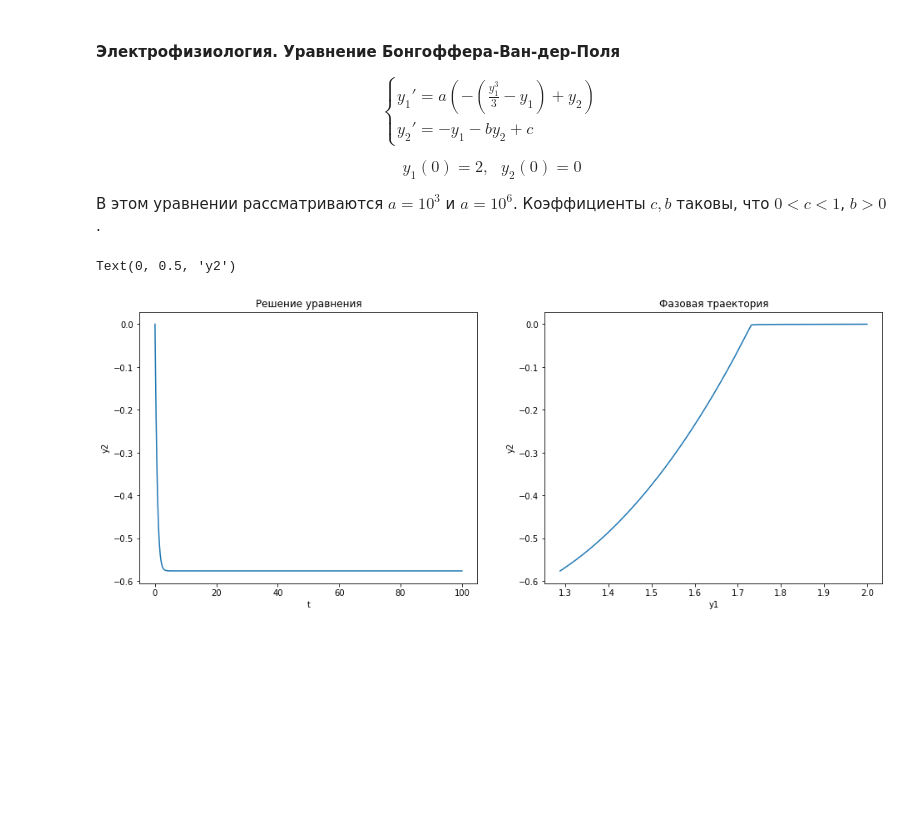
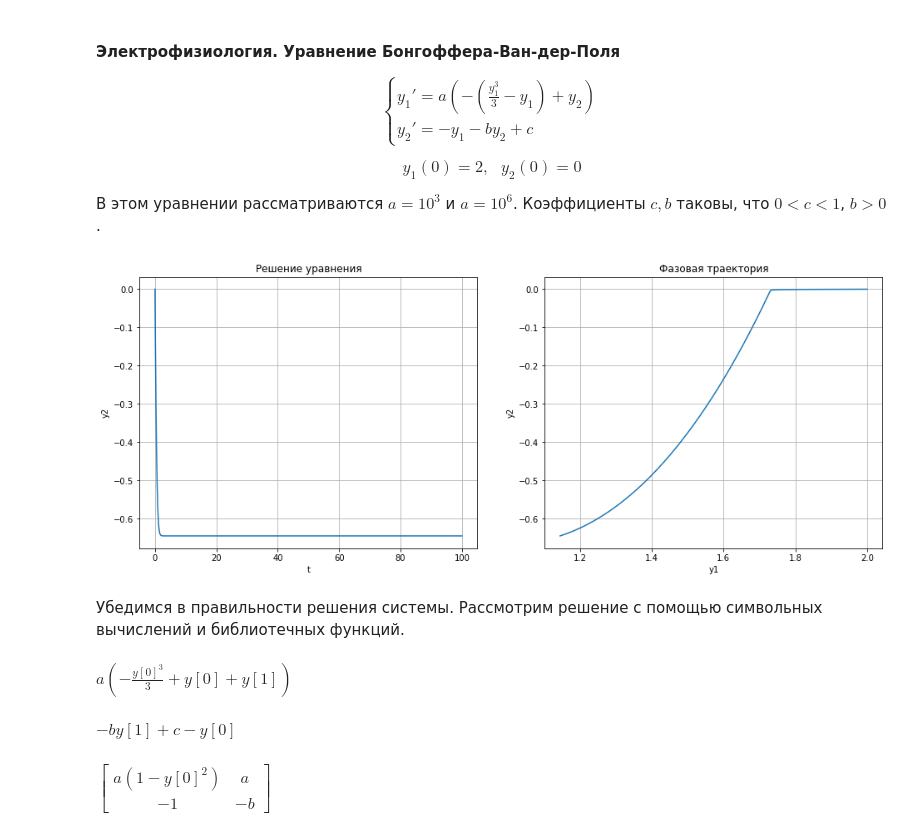
Before and after one commit to pavel-collab/comp-math, a Jupyter notebook: lab07/lab07.ipynb, the cells around one changed output. Drawn from its saved outputs; the diff is of its cells as text; code cells hidden in the pictures; blank space fills up the shorter version.

```diff
--- a/lab07/lab07.ipynb
+++ b/lab07/lab07.ipynb
@@ -24,8 +26,11 @@ $$y_1(0) = 2, ~~~ y_2(0) = 0$$
 
 В этом уравнении рассматриваются $a = 10^3$ и $a = 10^6$. Коэффициенты $c, b$ таковы, что $0 < c < 1$, $b > 0$.
 # %%
+# Задаем параметры системы
 A = 1e3
 # A = 1e6
-B = 0.5
-C = 1
+C = 0.5
+B = 1
+y01 = 2
+y02 = 0
 # %%
@@ -103,18 +109,20 @@ t = np.linspace(t_start, t_end, int((t_end-t_start)/h+1))
 # %%
 fig = plt.figure(figsize=(16, 6))
 
 plt.subplot(1, 2, 1)
 plt.plot(t, y2)
-# plt.scatter(t, y2)
 plt.title('Решение уравнения')
 plt.xlabel('t')
 plt.ylabel('y2')
+plt.grid()
 
 plt.subplot(1, 2, 2)
 plt.plot(y1, y2)
 plt.title('Фазовая траектория')
 plt.xlabel('y1')
 plt.ylabel('y2')
+plt.grid()
 # %% [output]
-Text(0, 0.5, 'y2')
-[figure, old version]
+[figure, new version]
+# %% [markdown]
+Убедимся в правильности решения системы. Рассмотрим решение с помощью символьных вычислений и библиотечных функций.
@@ -120,0 +138,12 @@ Text(0, 0.5, 'y2')
+# %%
+f1
+# %% [output]
+$\displaystyle a \left(- \frac{y[0]^{3}}{3} + y[0] + y[1]\right)$
+# %%
+f2
+# %% [output]
+$\displaystyle - b y[1] + c - y[0]$
+# %%
+Y.jacobian(X)
+# %% [output]
+$\displaystyle \left[\begin{matrix}a \left(1 - y[0]^{2}\right) & a\\-1 & - b\end{matrix}\right]$
```
Also changed, not shown: parts of 9 cells of this notebook, 1 other file.
